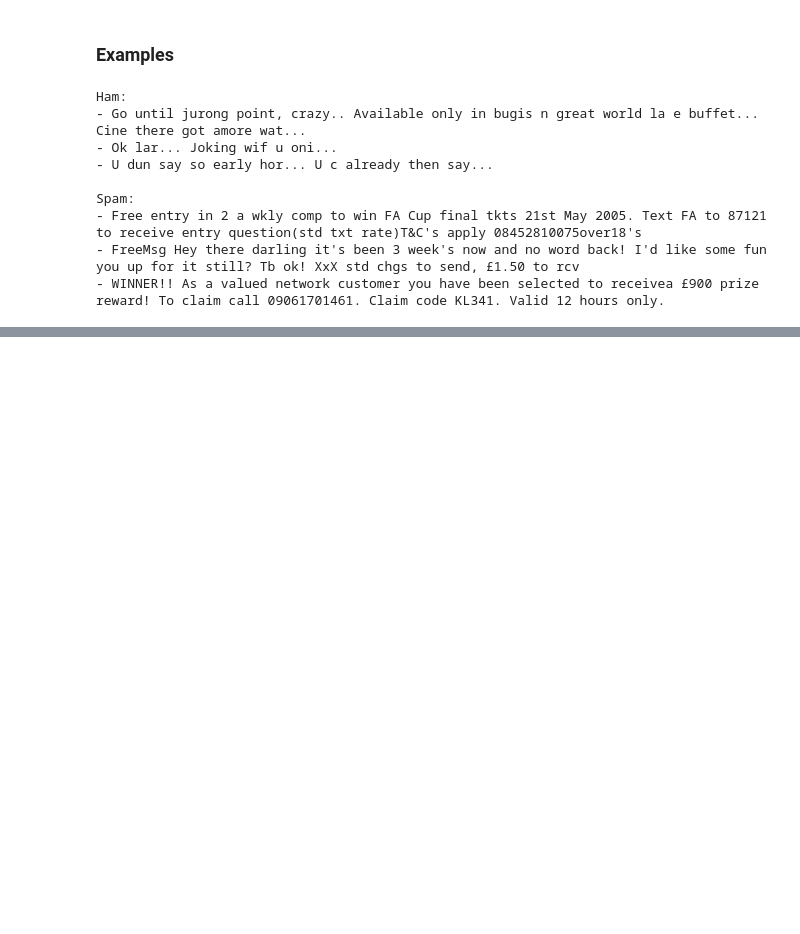
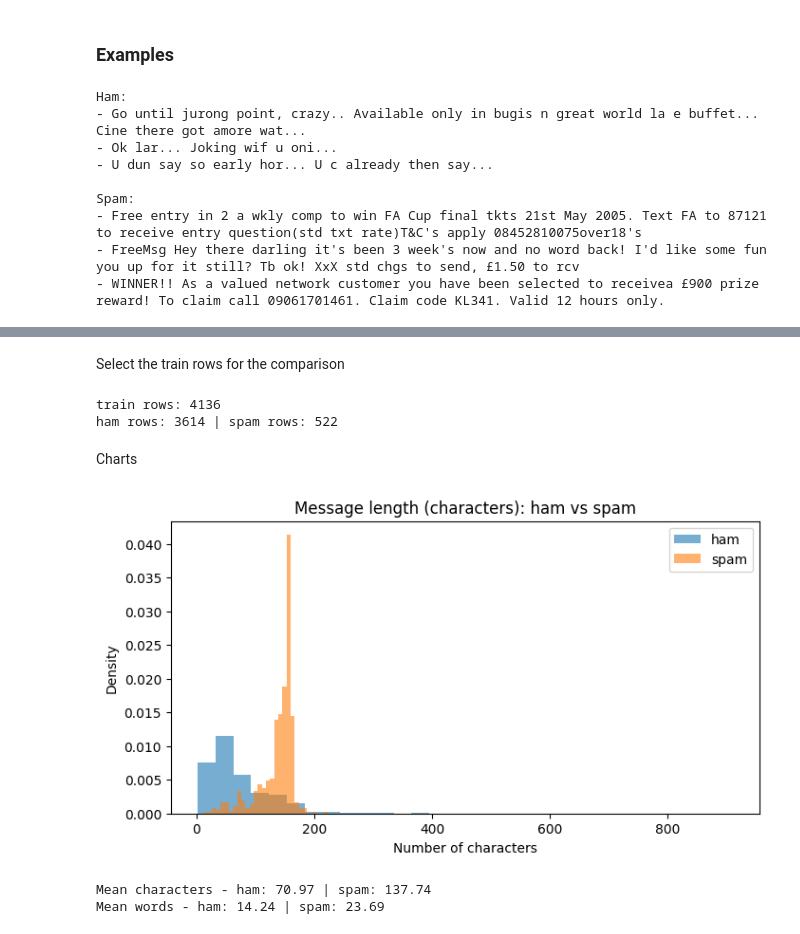
Before and after one commit to zahrss0r/DS483-SMS-Spam-Detection-Project, a Jupyter notebook: DS483_SMS_Spam.ipynb, the cells around one changed output, grey strips where cells are left out. Drawn from its saved outputs; the diff is of its cells as text; code cells hidden in the pictures; blank space fills up the shorter version.

```diff
--- a/DS483_SMS_Spam.ipynb
+++ b/DS483_SMS_Spam.ipynb
@@ -175,0 +181,13 @@ Spam:
+# %%
+feat_df = df.copy()
+
+feat_df['char_len'] = feat_df['message'].str.len()                 # number of characters
+feat_df['word_len'] = feat_df['message'].str.split().str.len()     # number of words
+feat_df['n_digits'] = feat_df['message'].str.count(r'\d')          # number of digits
+feat_df['has_link'] = feat_df['message'].str.lower().str.contains('http|www').astype(int)  # 1 = has link
+feat_df['n_currency'] = feat_df['message'].str.count('[£$€]')      # number of currency signs
+feat_df['caps_ratio'] = feat_df['message'].str.count('[A-Z]') / feat_df['char_len'] * 100  # percent of capital letters
+feat_df['n_exclaim'] = feat_df['message'].str.count('!')           # number of ! marks
+
+print(feat_df.shape)
+feat_df.head()
@@ -175,0 +202,33 @@ Spam:
+# %% [markdown]
+Select the train rows for the comparison
+# %%
+train_feat = feat_df.loc[train_df.index]
+ham_train = train_feat[train_feat['label'] == 'ham']
+spam_train = train_feat[train_feat['label'] == 'spam']
+
+print("train rows:", len(train_feat))
+print("ham rows:", len(ham_train), "| spam rows:", len(spam_train))
+# %% [output]
+train rows: 4136
+ham rows: 3614 | spam rows: 522
+# %% [markdown]
+Charts
+# %%
+# Histogram of message length
+plt.figure(figsize=(8, 4))
+plt.hist(ham_train['char_len'], bins=30, alpha=0.6, density=True, label='ham')
+plt.hist(spam_train['char_len'], bins=30, alpha=0.6, density=True, label='spam')
+plt.title('Message length (characters): ham vs spam')
+plt.xlabel('Number of characters')
+plt.ylabel('Density')
+plt.legend()
+plt.show()
+
+print("Mean characters - ham:", round(ham_train['char_len'].mean(), 2),
+      "| spam:", round(spam_train['char_len'].mean(), 2))
+print("Mean words - ham:", round(ham_train['word_len'].mean(), 2),
+      "| spam:", round(spam_train['word_len'].mean(), 2))
+# %% [output]
+[figure, added]
+Mean characters - ham: 70.97 | spam: 137.74
+Mean words - ham: 14.24 | spam: 23.69
```
Also changed, not shown: parts of 8 cells of this notebook.
